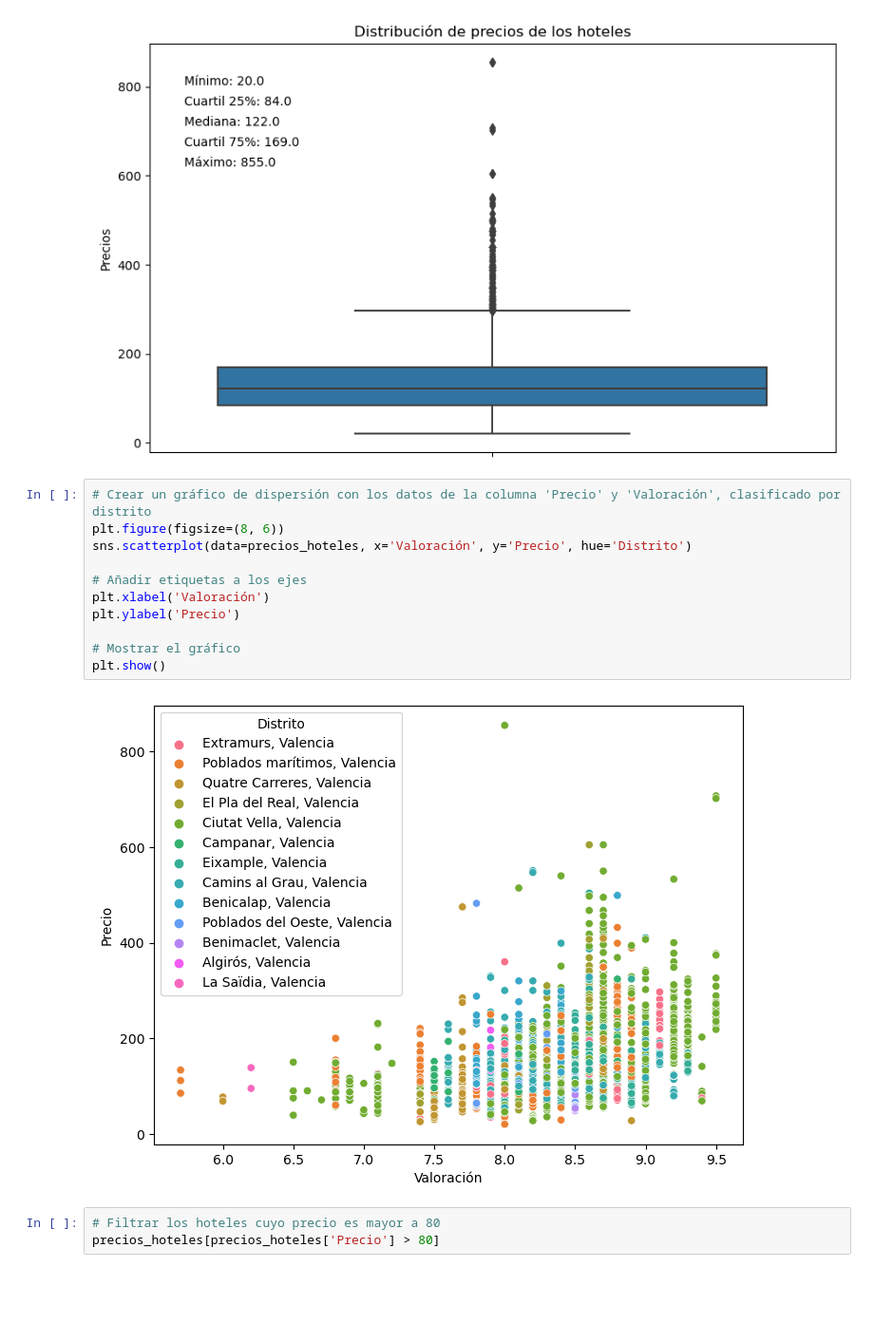
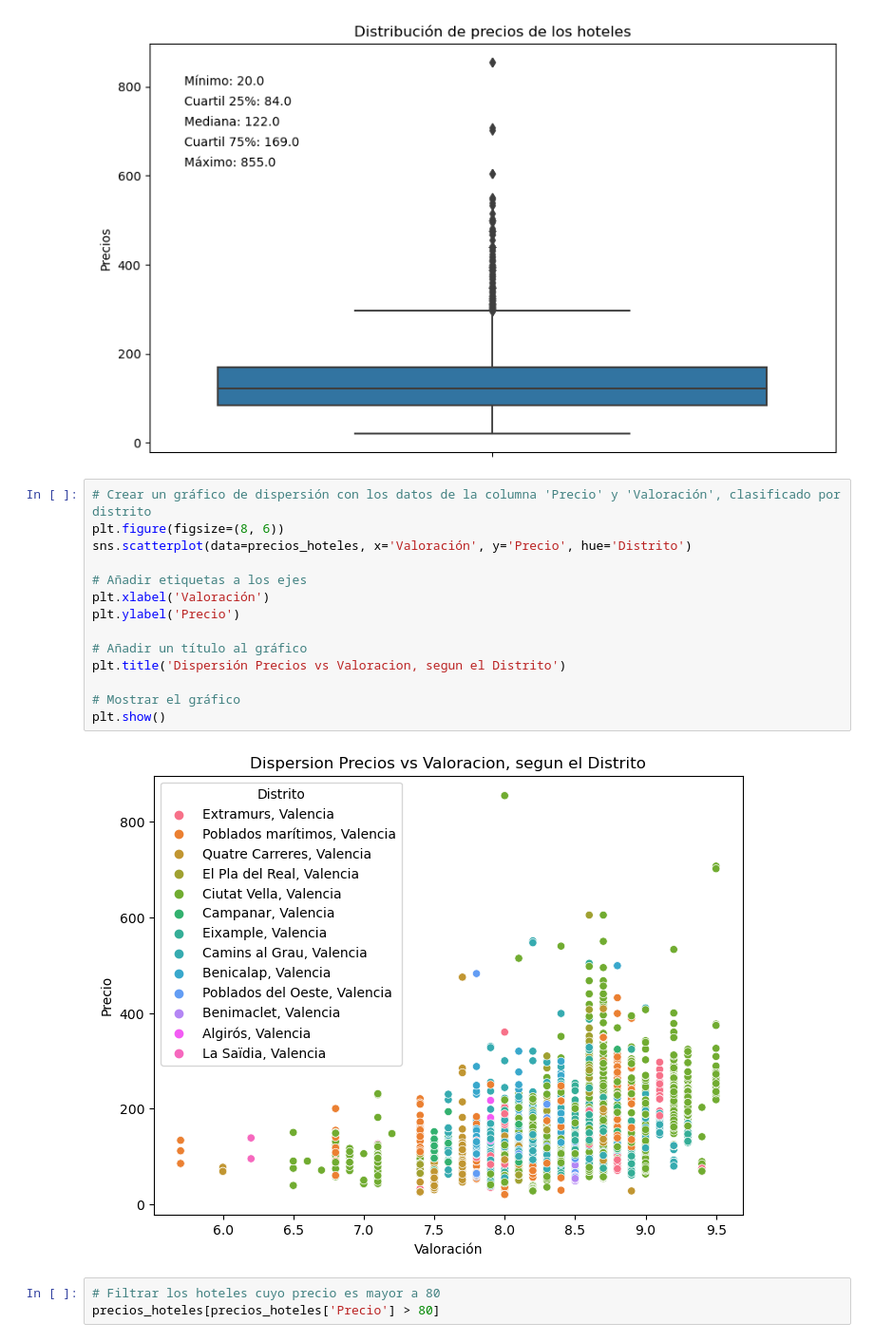
Before and after one commit to samuelkanneman/Grupo14_Procesamiento, a Jupyter notebook: PD_valencia hoteles.ipynb, the cells around one changed output. Shown: that part at 95% size. Drawn from its saved outputs; the diff is of its cells as text; blank space fills up the shorter version.

```diff
--- a/PD_valencia hoteles.ipynb
+++ b/PD_valencia hoteles.ipynb
@@ -397,16 +397,19 @@ plt.show()
 # %%
 # Crear un gráfico de dispersión con los datos de la columna 'Precio' y 'Valoración', clasificado por distrito
 plt.figure(figsize=(8, 6))
 sns.scatterplot(data=precios_hoteles, x='Valoración', y='Precio', hue='Distrito')
 
 # Añadir etiquetas a los ejes
 plt.xlabel('Valoración')
 plt.ylabel('Precio')
 
+# Añadir un título al gráfico
+plt.title('Dispersión Precios vs Valoracion, segun el Distrito')
+
 # Mostrar el gráfico
 plt.show()
 # %% [output]
-[figure, old version]
+[figure, new version]
 # %%
 # Filtrar los hoteles cuyo precio es mayor a 80
 precios_hoteles[precios_hoteles['Precio'] > 80]
```
